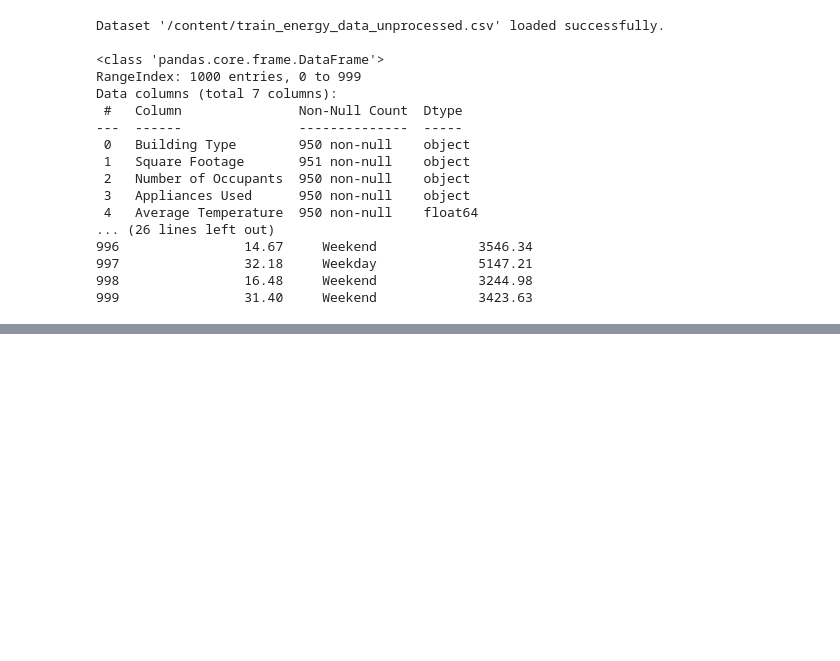
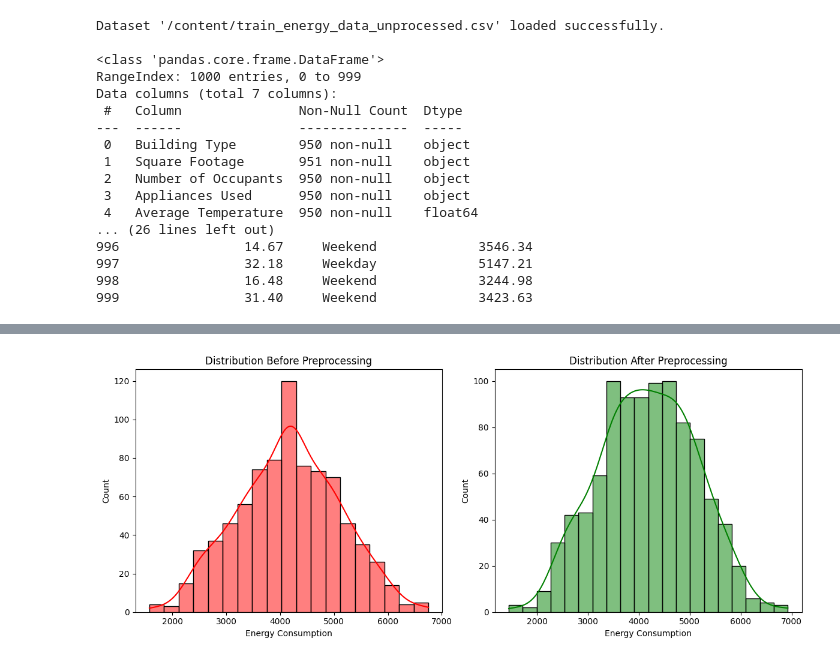
Before and after one commit to DGP2020/r5a_ailab, a Jupyter notebook: ml_lab_9july.ipynb, the cells around one changed output, grey strips where cells are left out. Cells and saved outputs as stored; diff of their text form; code cells hidden in the pictures; blank space fills up the shorter version.

```diff
--- a/ml_lab_9july.ipynb
+++ b/ml_lab_9july.ipynb
@@ -139,0 +139,13 @@ plt.show()
+# %%
+# 14. Handle Noisy Data: Replace 'ERROR' string tokens with NaN
+cols_to_clean = ['Square Footage', 'Number of Occupants', 'Appliances Used']
+for col in cols_to_clean:
+    df[col] = df[col].replace('ERROR', np.nan)
+
+# 13. Convert Data Types: Safely convert objects to float/numeric structures
+for col in cols_to_clean:
+    df[col] = pd.to_numeric(df[col], errors='coerce')
+
+# Fill the newly exposed NaNs with their column medians
+for col in cols_to_clean:
+    df[col] = df[col].fillna(df[col].median())
@@ -139,0 +164,14 @@ plt.show()
+# %%
+fig, axes = plt.subplots(1, 2, figsize=(12, 5))
+
+# Assuming 'raw_df' preserves the initial state before outlier capping
+sns.histplot(raw_df['Energy Consumption'], kde=True, ax=axes[0], color='red')
+axes[0].set_title('Distribution Before Preprocessing')
+
+sns.histplot(df['Energy Consumption'], kde=True, ax=axes[1], color='green')
+axes[1].set_title('Distribution After Preprocessing')
+
+plt.tight_layout()
+plt.show()
+# %% [output]
+[figure, added]
```
Also changed, not shown: parts of 18 cells of this notebook.
